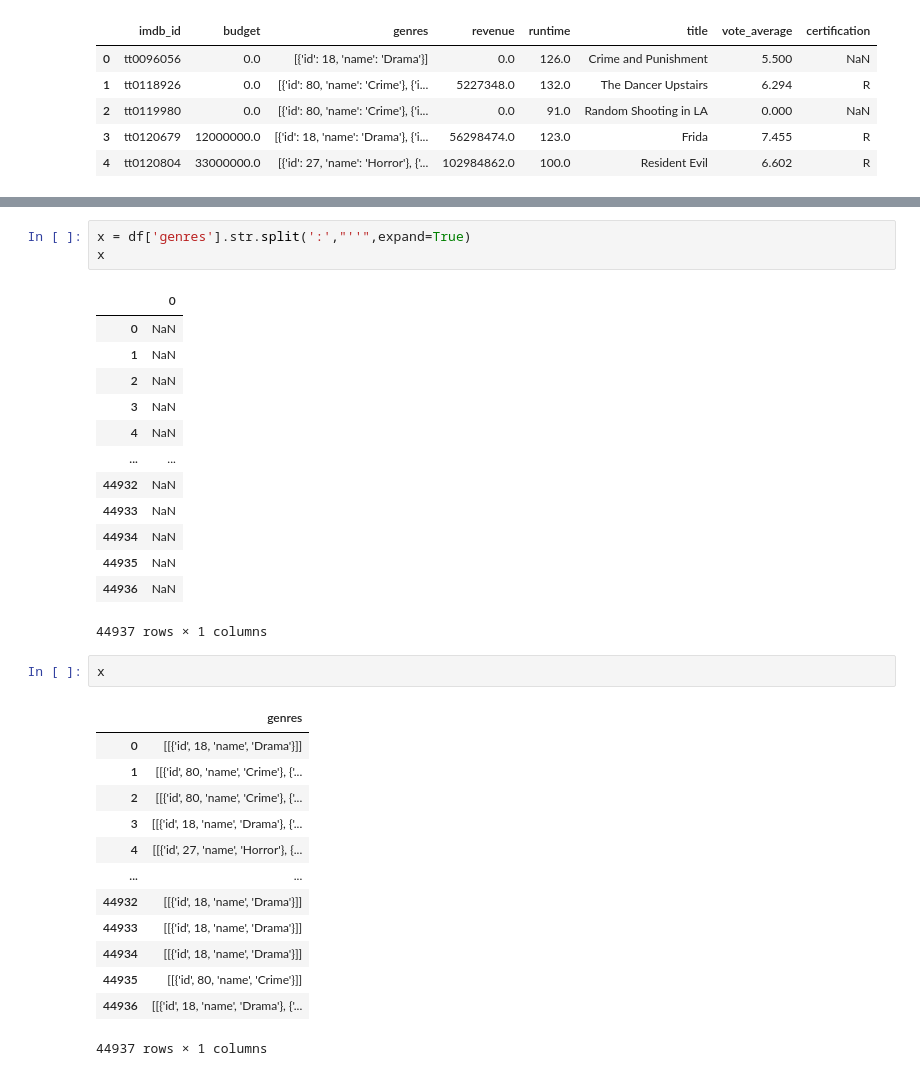
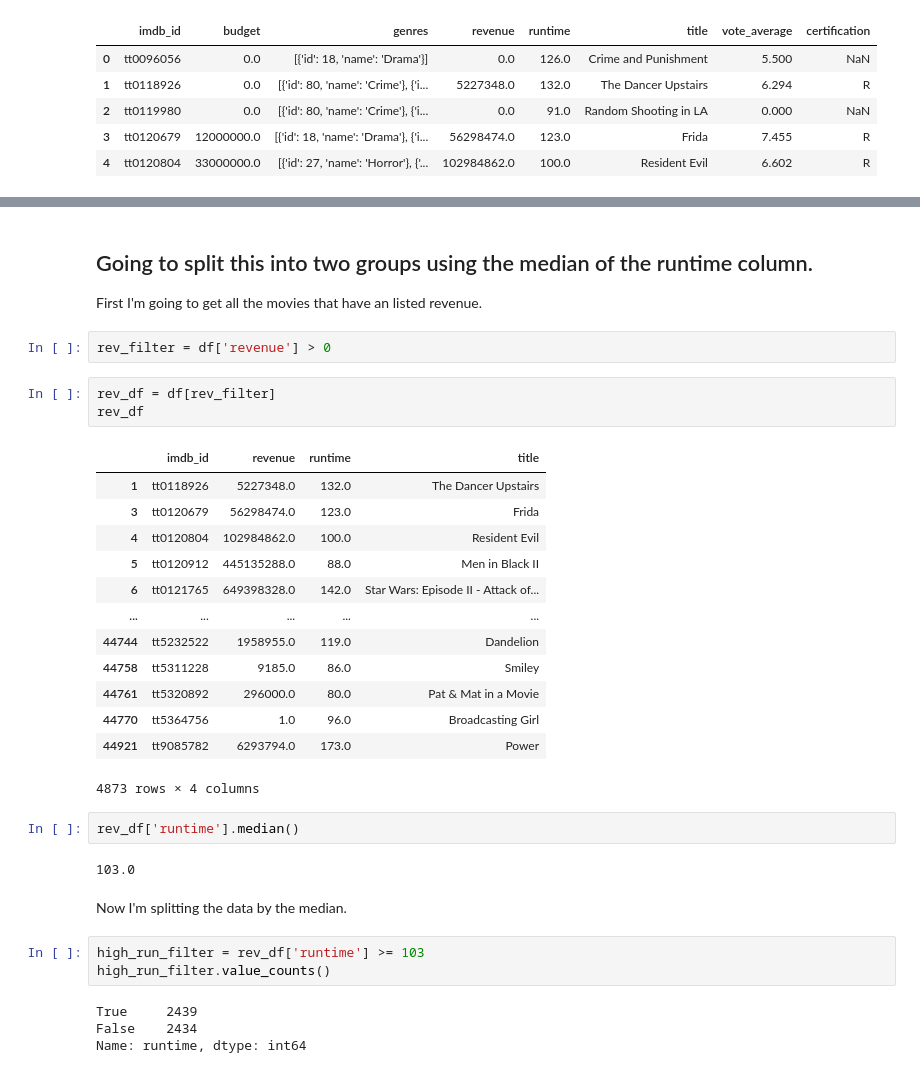
Before and after one commit to fid2445/Project-3-, a Jupyter notebook: Mike Fiddler Project Part 4 Hypothesis Testing.ipynb, the cells around one changed output, grey strips where cells are left out. Saved outputs shown, nothing was run; the diff lists cells and outputs as text.

```diff
--- a/Mike Fiddler Project Part 4 Hypothesis Testing.ipynb
+++ b/Mike Fiddler Project Part 4 Hypothesis Testing.ipynb
@@ -441,33 +388,36 @@ x
-# %%
-x = df['genres'].str.split(':',"''",expand=True)
-x
-# %% [output]
-|  | 0 |
-| 0 | NaN |
-| 1 | NaN |
-| 2 | NaN |
-| 3 | NaN |
-| 4 | NaN |
-| ... | ... |
-| 44932 | NaN |
-| 44933 | NaN |
-| 44934 | NaN |
-| 44935 | NaN |
-| 44936 | NaN |
-44937 rows × 1 columns
-# %%
-x
-# %% [output]
-|  | genres |
-| 0 | [[{'id', 18, 'name', 'Drama'}]] |
-| 1 | [[{'id', 80, 'name', 'Crime'}, {'... |
-| 2 | [[{'id', 80, 'name', 'Crime'}, {'... |
-| 3 | [[{'id', 18, 'name', 'Drama'}, {'... |
-| 4 | [[{'id', 27, 'name', 'Horror'}, {... |
-| ... | ... |
-| 44932 | [[{'id', 18, 'name', 'Drama'}]] |
-| 44933 | [[{'id', 18, 'name', 'Drama'}]] |
-| 44934 | [[{'id', 18, 'name', 'Drama'}]] |
-| 44935 | [[{'id', 80, 'name', 'Crime'}]] |
-| 44936 | [[{'id', 18, 'name', 'Drama'}, {'... |
-44937 rows × 1 columns
+# %% [markdown]
+## Going to split this into two groups using the median of the runtime column.
+
+First I'm going to get all the movies that have an listed revenue.
+# %%
+rev_filter = df['revenue'] > 0
+# %%
+rev_df = df[rev_filter]
+rev_df
+# %% [output]
+|  | imdb_id | revenue | runtime | title |
+| 1 | tt0118926 | 5227348.0 | 132.0 | The Dancer Upstairs |
+| 3 | tt0120679 | 56298474.0 | 123.0 | Frida |
+| 4 | tt0120804 | 102984862.0 | 100.0 | Resident Evil |
+| 5 | tt0120912 | 445135288.0 | 88.0 | Men in Black II |
+| 6 | tt0121765 | 649398328.0 | 142.0 | Star Wars: Episode II - Attack of... |
+| ... | ... | ... | ... | ... |
+| 44744 | tt5232522 | 1958955.0 | 119.0 | Dandelion |
+| 44758 | tt5311228 | 9185.0 | 86.0 | Smiley |
+| 44761 | tt5320892 | 296000.0 | 80.0 | Pat & Mat in a Movie |
+| 44770 | tt5364756 | 1.0 | 96.0 | Broadcasting Girl |
+| 44921 | tt9085782 | 6293794.0 | 173.0 | Power |
+4873 rows × 4 columns
+# %%
+rev_df['runtime'].median()
+# %% [output]
+103.0
+# %% [markdown]
+Now I'm splitting the data by the median.
+# %%
+high_run_filter = rev_df['runtime'] >= 103
+high_run_filter.value_counts()
+# %% [output]
+True     2439
+False    2434
+Name: runtime, dtype: int64
```
Also changed, not shown: parts of 30 cells of this notebook.
